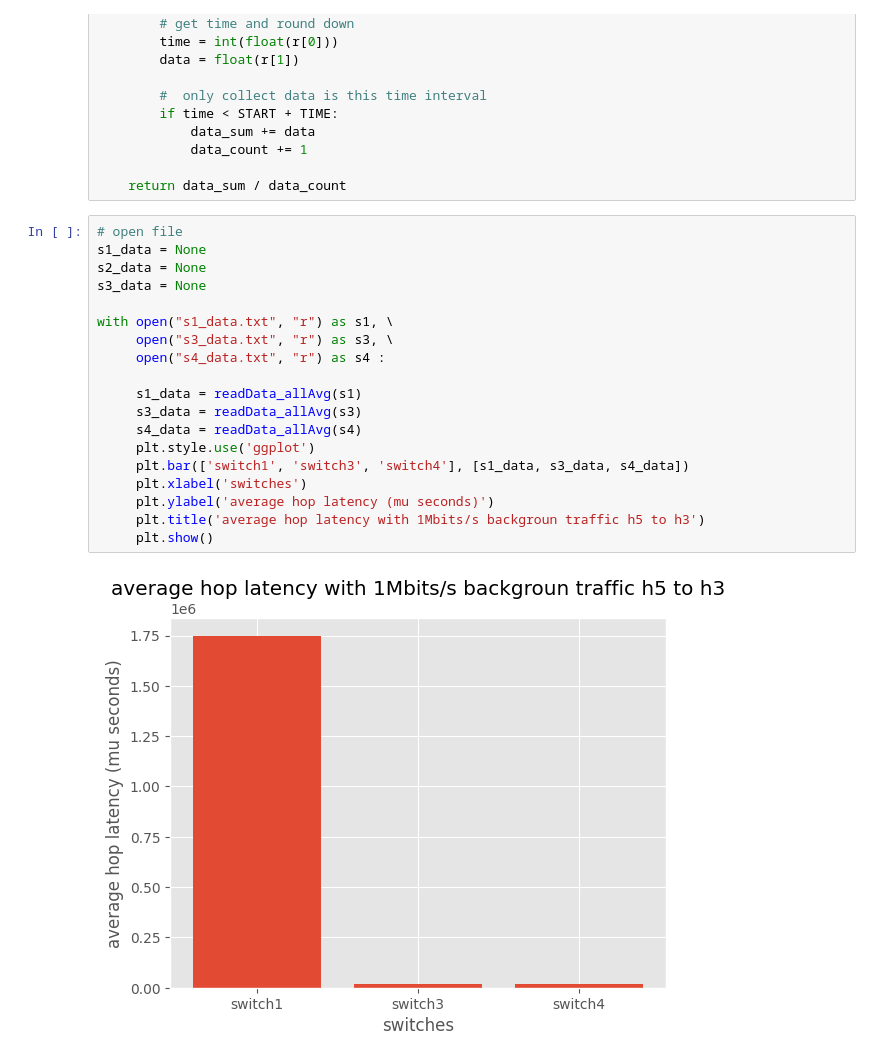
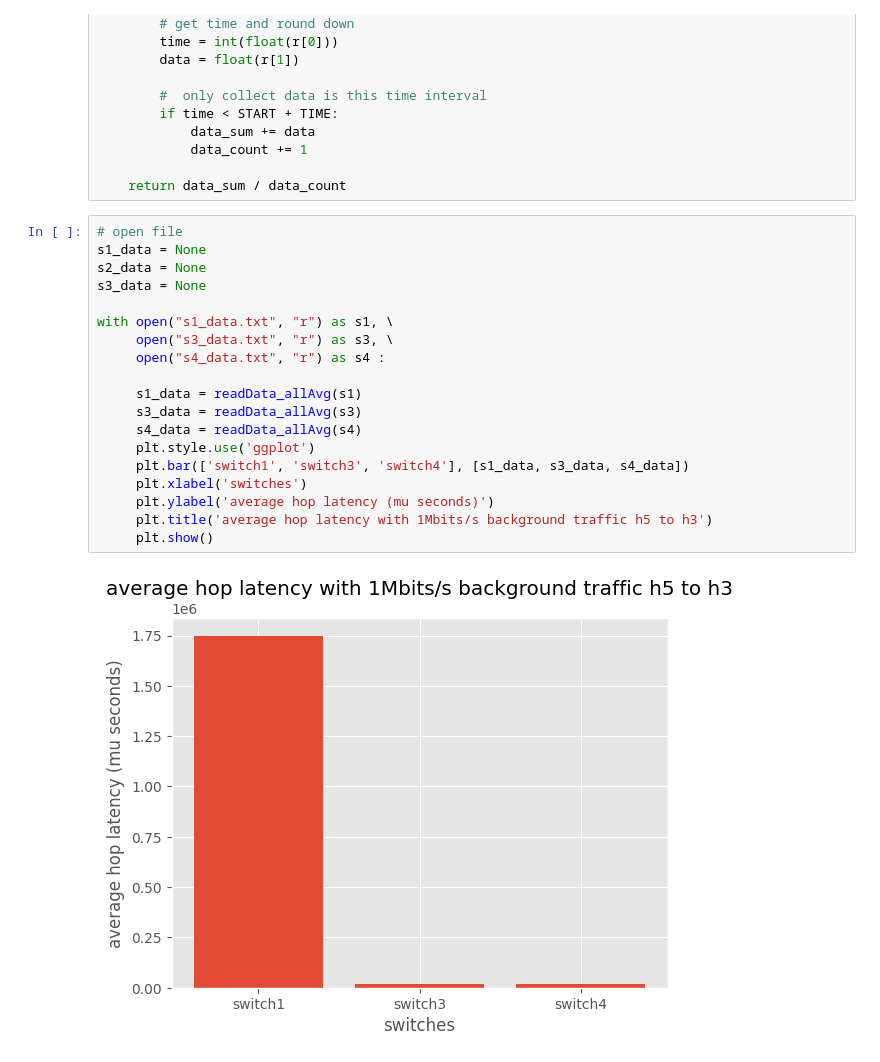
Before and after one commit to BensonChen2000/int-v1, a Jupyter notebook: data_collected_required/hop_lat_1M/graph.ipynb, the cells around one changed output. Drawn from its saved outputs; the diff is of its cells as text.

```diff
--- a/data_collected_required/hop_lat_1M/graph.ipynb
+++ b/data_collected_required/hop_lat_1M/graph.ipynb
@@ -46,21 +46,21 @@ def readData_allAvg(f : typing.TextIO):
 # %%
 # open file
 s1_data = None
 s2_data = None
 s3_data = None
 
 with open("s1_data.txt", "r") as s1, \
      open("s3_data.txt", "r") as s3, \
      open("s4_data.txt", "r") as s4 :
 
      s1_data = readData_allAvg(s1)
      s3_data = readData_allAvg(s3)
      s4_data = readData_allAvg(s4)
      plt.style.use('ggplot')
      plt.bar(['switch1', 'switch3', 'switch4'], [s1_data, s3_data, s4_data])
      plt.xlabel('switches')
      plt.ylabel('average hop latency (mu seconds)')
-     plt.title('average hop latency with 1Mbits/s backgroun traffic h5 to h3')
+     plt.title('average hop latency with 1Mbits/s background traffic h5 to h3')
      plt.show()
 # %% [output]
-[figure, old version]
+[figure, new version]
```
Also changed, not shown: 4 other files.
